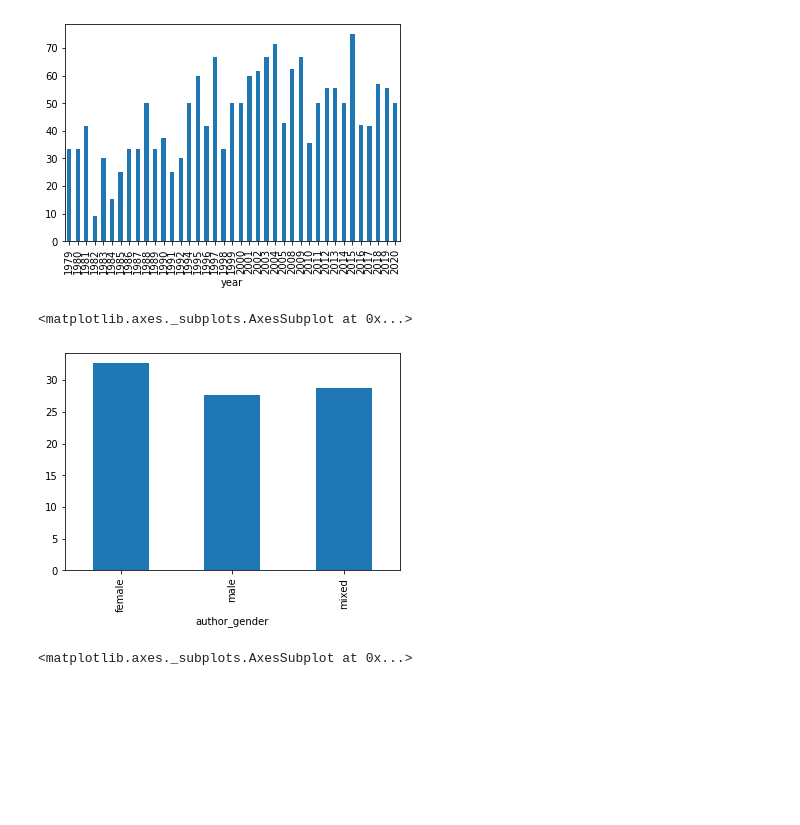
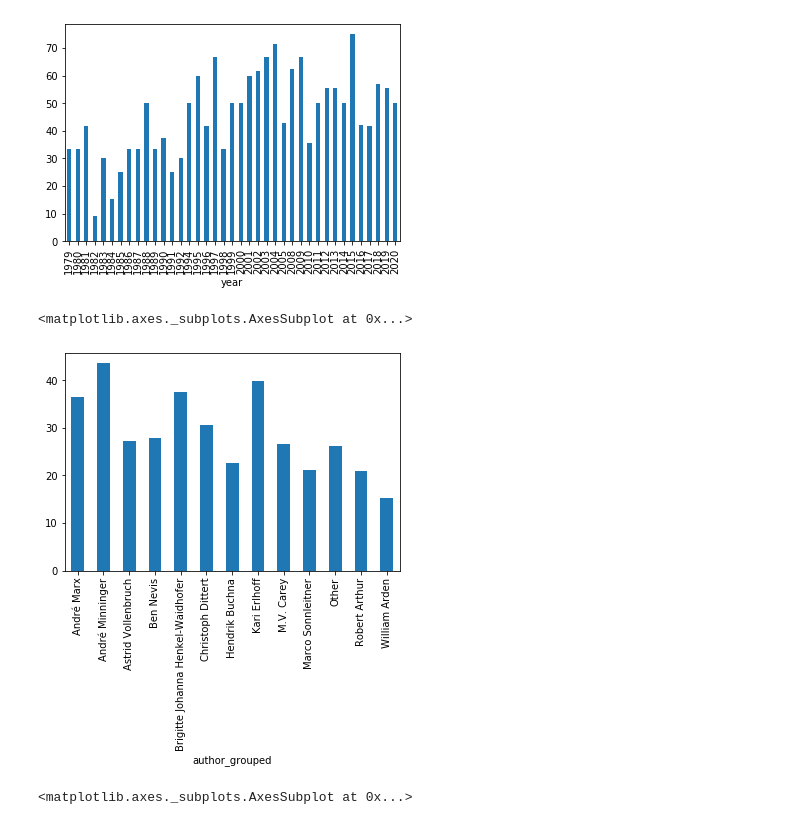
Before and after one commit to Lisa-Ho/three-investigators, a Jupyter notebook: notebooks/three-investigators-part-II.ipynb, the cells around one changed output. Saved outputs shown, nothing was run; the diff lists cells and outputs as text; code cells hidden in the pictures; blank space fills up the shorter version.

```diff
--- a/notebooks/three-investigators-part-II.ipynb
+++ b/notebooks/three-investigators-part-II.ipynb
@@ -62,5 +62,8 @@ meta = meta.append({'id' : 29, 'music': 'B. Brac/B. George', 'date':'1982-03-21'
 
 ## remove 29 from actors table
 actors = actors.loc[actors["id"] != 29]
+
+### Remove duplicates from actor_all table
+actors = actors.drop_duplicates()
 # %% [markdown]
 ## Gender predictions
@@ -219,0 +223,7 @@ title_cat
+# %%
+# clean up titel
+
+## make titles lower case
+meta["title"] = meta["titel"].str.lower()
+
+meta["title"] = meta["title"].str.replace("hörspiel", "", regex=True).str.replace("[!\"#$%&()*+,./:;<=>?@[\]^_`{|}~“”-]", "", regex=True)
@@ -219,0 +232,13 @@ title_cat
+# %%
+numbered = []
+
+for i in range(len(meta["year"])):
+    if i == 0:
+        x = 1
+    elif meta["year"][i] == meta["year"][i-1]:
+        x +=1
+    else:
+        x = 1
+    numbered.append(x)
+
+meta["no_per_year"] = numbered
@@ -220,2 +247,8 @@ title_cat
+# %%
+### order by id and reset index
+meta = meta.sort_values("id").reset_index(drop=True)
+
+### save output
+meta.to_csv(".\\data\\processed\\meta_for_analysis_" + "%s" %(str(date.today())) + ".csv", index=False)
 # %% [markdown]
 # Explorative Analysis
@@ -298,10 +377,10 @@ meta.groupby("year")["female_side_actors_ratio"].max().plot(kind='bar')
 <matplotlib.axes._subplots.AxesSubplot at 0x...>
 [figure]
 # %%
-meta.groupby("author_gender")["female_side_actors_ratio"].mean().plot(kind='bar')
+meta.groupby("author_grouped")["female_side_actors_ratio"].mean().plot(kind='bar')
 # %% [output]
 <matplotlib.axes._subplots.AxesSubplot at 0x...>
-[figure, old version]
+[figure, new version]
 # %%
 meta.groupby("author_grouped")["female_side_actors_ratio"].min().sort_values(ascending=False).plot(kind='bar')
 # %% [output]
```
Also changed, not shown: parts of 31 cells of this notebook.
